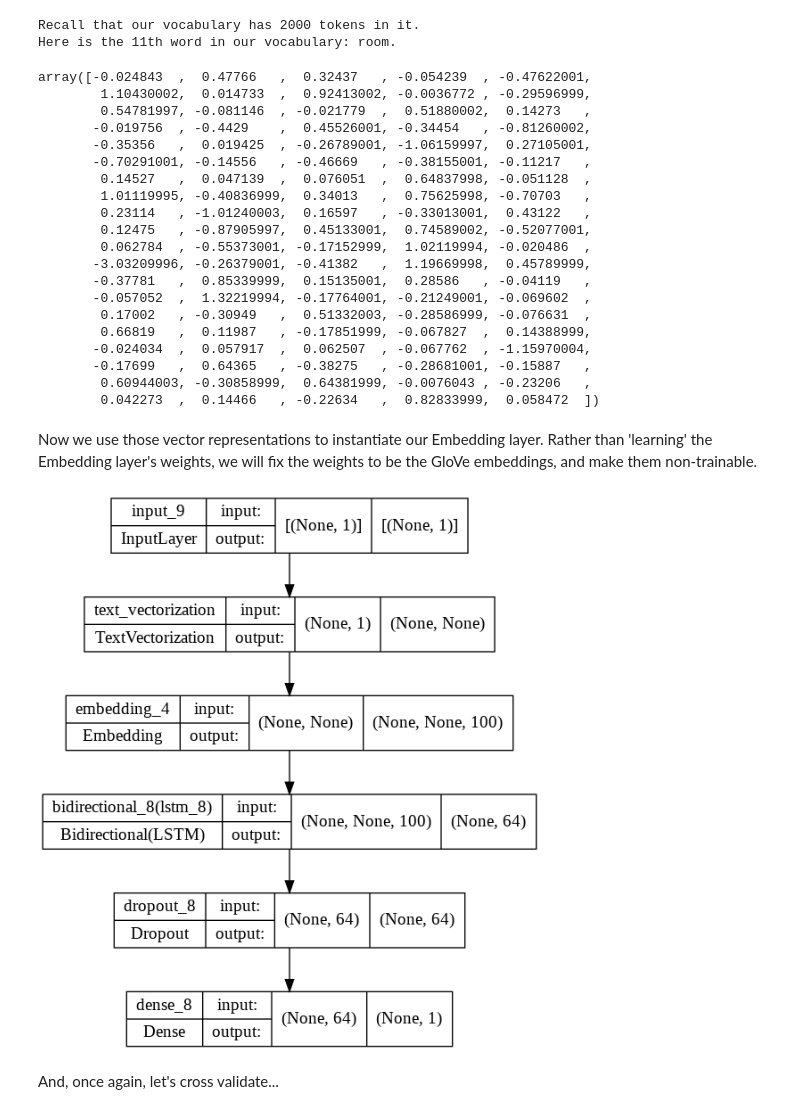
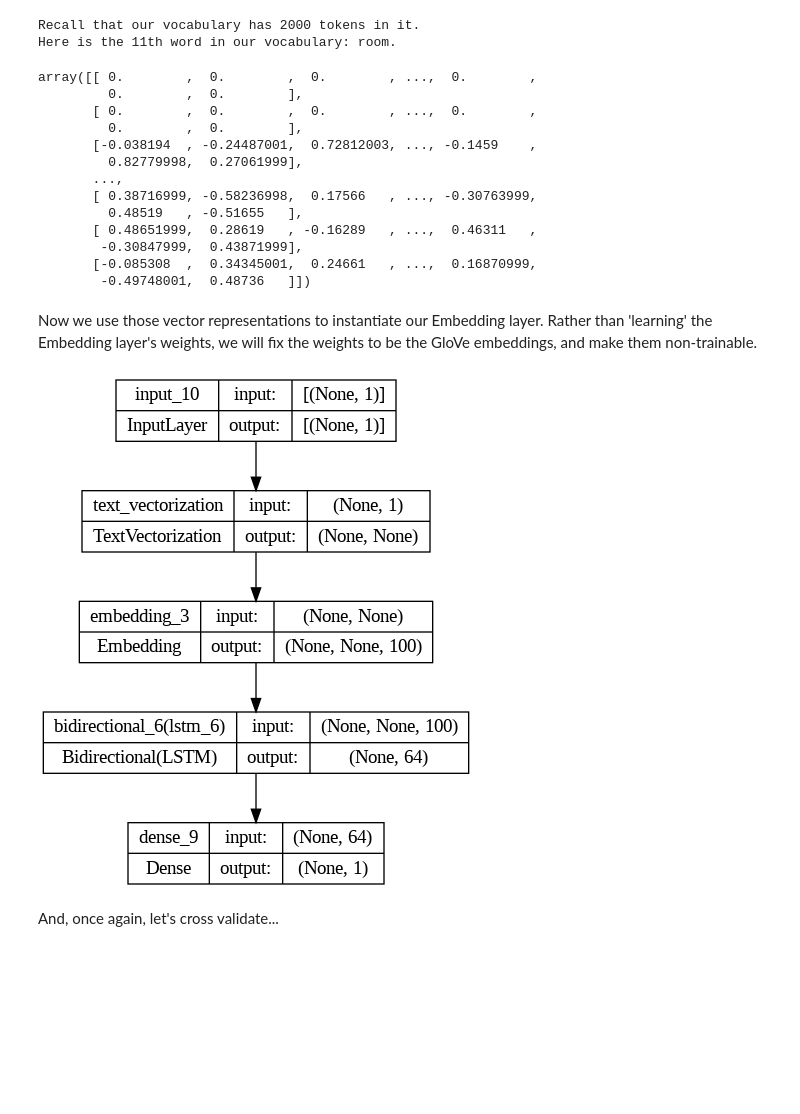
Before and after one commit to gburtch/BA865-2023, a Jupyter notebook: Lecture Materials/E/7.5 - RNN for Text with Embeddings.ipynb, the cells around one changed output. Saved outputs shown, nothing was run; the diff lists cells and outputs as text; code cells hidden in the pictures; blank space fills up the shorter version.

```diff
--- a/Lecture Materials/E/7.5 - RNN for Text with Embeddings.ipynb
+++ b/Lecture Materials/E/7.5 - RNN for Text with Embeddings.ipynb
@@ -391,10 +404,10 @@ def build_model_embed():
 
     # Truncate after 600 tokens, and pad up to 600 tokens for shorter reviews (we already padded, so matters little)).
     # Mask zero means it will yield a boolean mask tensor for the LSTM that tells it to ignore any zeroes.
-    embedding = keras.layers.Embedding(input_dim=2000,output_dim=8,input_length=600, mask_zero=True)(processing)
+    embedding = keras.layers.Embedding(input_dim=2000,output_dim=8,input_length=784, mask_zero=True)(processing)
 
     x = keras.layers.Bidirectional(keras.layers.LSTM(32))(embedding)
-    x = keras.layers.Dropout(0.5)(x)
+    x = keras.layers.Dropout(0.2)(x)
     outputs = keras.layers.Dense(1, activation="sigmoid")(x)
 
     model = keras.Model(inputs,outputs)
@@ -573,28 +588,21 @@ for word, i in word_index.items():
         embedding_matrix[i] = embedding_vector
 
 # Here is the GloVe vector embedding for 'room'
-embedding_matrix[13]
+embedding_matrix
 # %% [output]
-array([-0.024843  ,  0.47766   ,  0.32437   , -0.054239  , -0.47622001,
-        1.10430002,  0.014733  ,  0.92413002, -0.0036772 , -0.29596999,
-        0.54781997, -0.081146  , -0.021779  ,  0.51880002,  0.14273   ,
-       -0.019756  , -0.4429    ,  0.45526001, -0.34454   , -0.81260002,
-       -0.35356   ,  0.019425  , -0.26789001, -1.06159997,  0.27105001,
-       -0.70291001, -0.14556   , -0.46669   , -0.38155001, -0.11217   ,
-        0.14527   ,  0.047139  ,  0.076051  ,  0.64837998, -0.051128  ,
-        1.01119995, -0.40836999,  0.34013   ,  0.75625998, -0.70703   ,
-        0.23114   , -1.01240003,  0.16597   , -0.33013001,  0.43122   ,
-        0.12475   , -0.87905997,  0.45133001,  0.74589002, -0.52077001,
-        0.062784  , -0.55373001, -0.17152999,  1.02119994, -0.020486  ,
-       -3.03209996, -0.26379001, -0.41382   ,  1.19669998,  0.45789999,
-       -0.37781   ,  0.85339999,  0.15135001,  0.28586   , -0.04119   ,
-       -0.057052  ,  1.32219994, -0.17764001, -0.21249001, -0.069602  ,
-        0.17002   , -0.30949   ,  0.51332003, -0.28586999, -0.076631  ,
-        0.66819   ,  0.11987   , -0.17851999, -0.067827  ,  0.14388999,
-       -0.024034  ,  0.057917  ,  0.062507  , -0.067762  , -1.15970004,
-       -0.17699   ,  0.64365   , -0.38275   , -0.28681001, -0.15887   ,
-        0.60944003, -0.30858999,  0.64381999, -0.0076043 , -0.23206   ,
-        0.042273  ,  0.14466   , -0.22634   ,  0.82833999,  0.058472  ])
+array([[ 0.        ,  0.        ,  0.        , ...,  0.        ,
+         0.        ,  0.        ],
+       [ 0.        ,  0.        ,  0.        , ...,  0.        ,
+         0.        ,  0.        ],
+       [-0.038194  , -0.24487001,  0.72812003, ..., -0.1459    ,
+         0.82779998,  0.27061999],
+       ...,
+       [ 0.38716999, -0.58236998,  0.17566   , ..., -0.30763999,
+         0.48519   , -0.51655   ],
+       [ 0.48651999,  0.28619   , -0.16289   , ...,  0.46311   ,
+        -0.30847999,  0.43871999],
+       [-0.085308  ,  0.34345001,  0.24661   , ...,  0.16870999,
+        -0.49748001,  0.48736   ]])
 # %% [markdown]
 Now we use those vector representations to instantiate our Embedding layer. Rather than 'learning' the Embedding layer's weights, we will fix the weights to be the GloVe embeddings, and make them non-trainable.
 # %%
@@ -608,23 +616,23 @@ embedding_layer = layers.Embedding(
 # %%
 def build_model_GloVe():
     inputs = keras.layers.Input(shape=(1), dtype="string") # We take our strings as input
     processing = text_vectorization(inputs)
 
     embedding = embedding_layer(processing)
 
     x = keras.layers.Bidirectional(keras.layers.LSTM(32))(embedding)
-    x = keras.layers.Dropout(0.5)(x)
+   # x = keras.layers.Dropout(0.2)(x)
     outputs = keras.layers.Dense(1, activation="sigmoid")(x)
 
     model = keras.Model(inputs,outputs)
     model.compile(optimizer="rmsprop",loss="binary_crossentropy",metrics=['accuracy'])
     return model
 
 model_GloVe = build_model_GloVe()
 
 keras.utils.plot_model(model_GloVe, show_shapes=True)
 # %% [output]
-[figure, old version]
+[figure, new version]
 # %% [markdown]
 And, once again, let's cross validate...
 # %%
```
Also changed, not shown: parts of 20 cells of this notebook, 11 other files.
